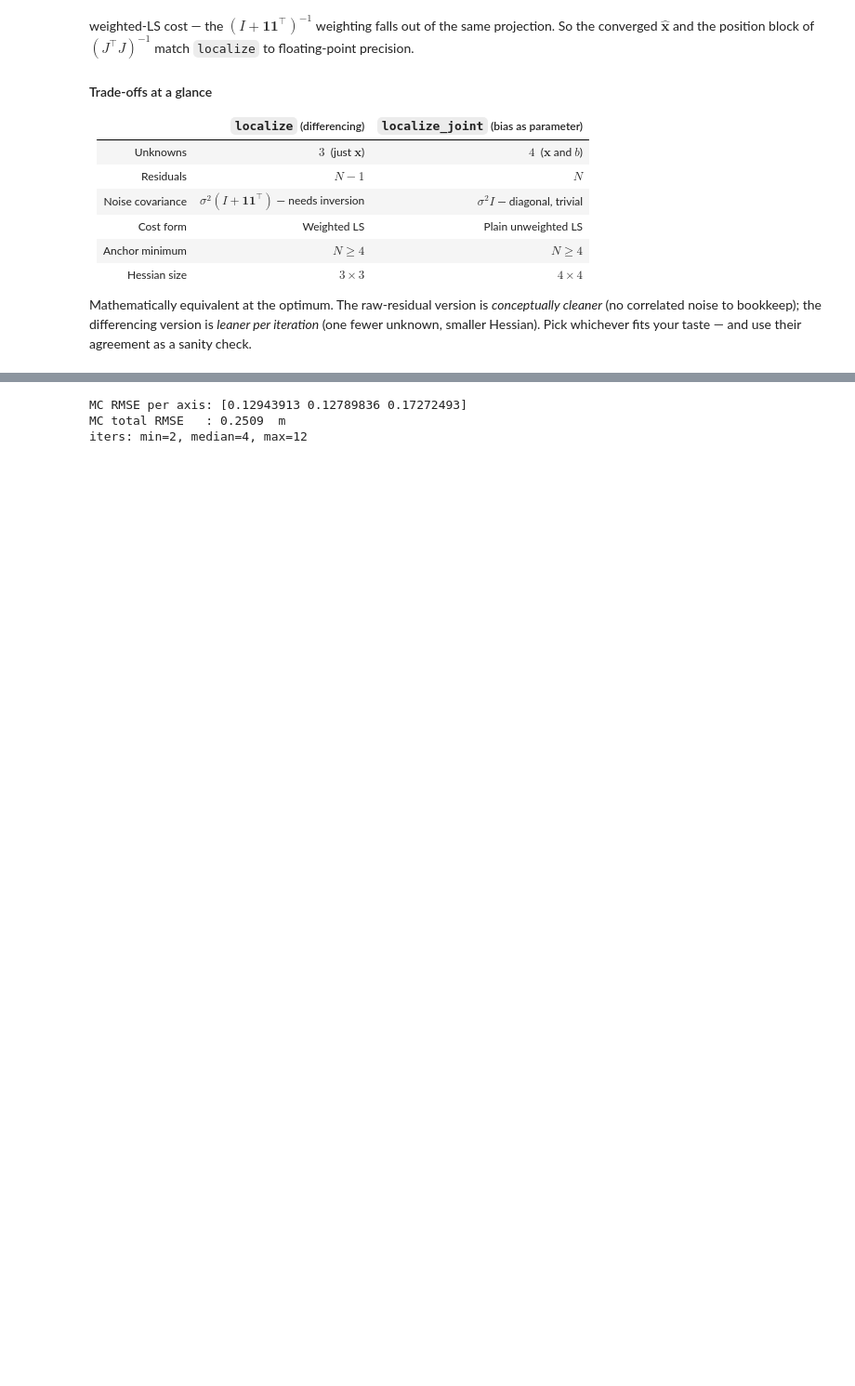
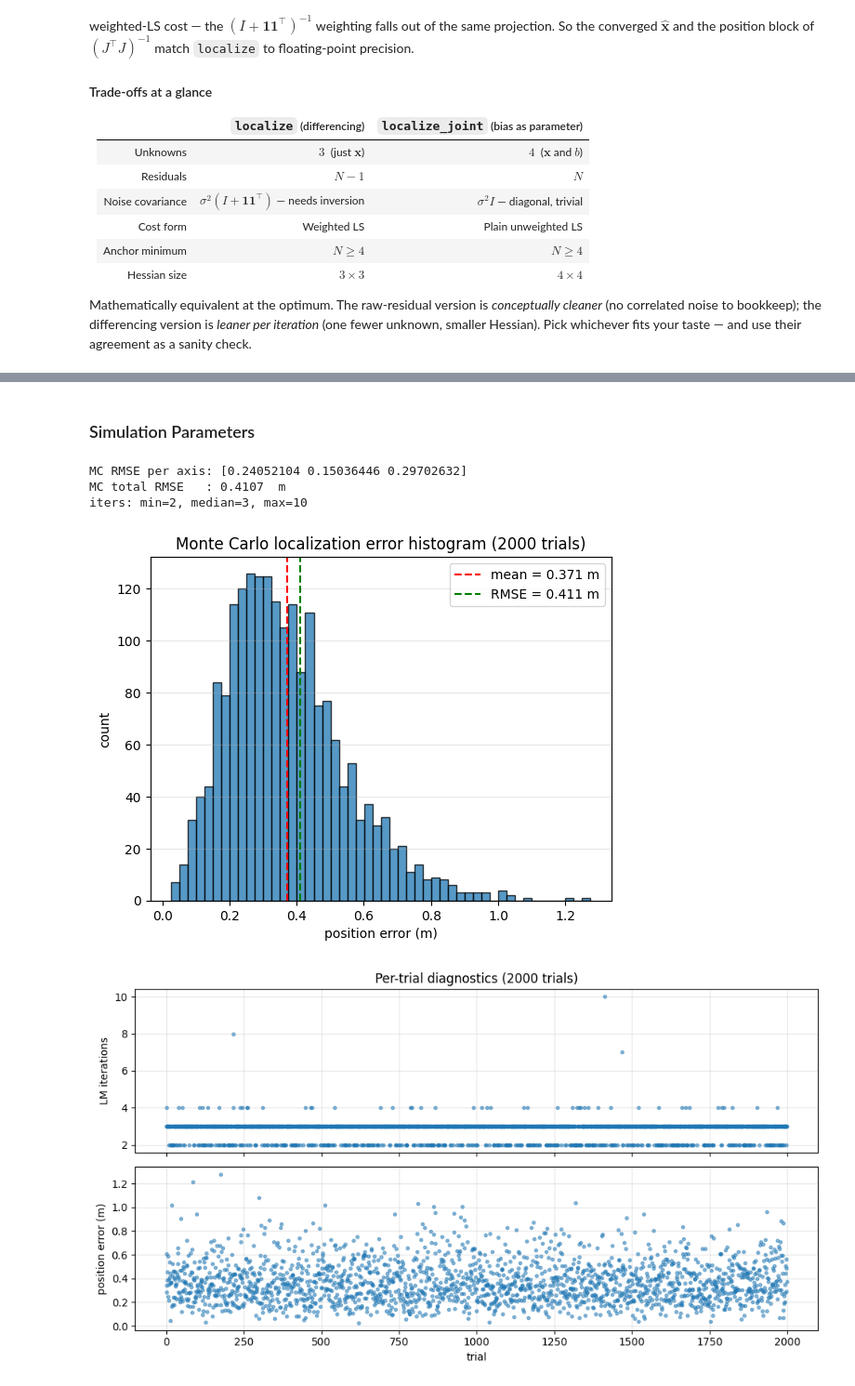
Before and after one commit to jelenesm/trilateration, a Jupyter notebook: example.ipynb, the cells around one changed output, grey strips where cells are left out. Shown at 93% size. Drawn from its saved outputs; the diff is of its cells as text; code cells hidden in the pictures; blank space fills up the shorter version.

Commit message:
randomizing tag and ancho positions per trial.

```diff
--- a/example.ipynb
+++ b/example.ipynb
@@ -665,18 +548,78 @@ localize vs localize_joint  |Δx| = 3.67e-09  m
+# %% [markdown]
+### Simulation Parameters
+# %%
+# True anchors on the 8 vertices of a cuboid (W along x, D along y, H along z).
+H, W, D = 15.0, 20.0, 40.0
+
+anchors_true = np.array([
+    [0.0, 0.0, 0.0],
+    [W,   0.0, 0.0],
+    [0.0, D,   0.0],
+    [W,   D,   0.0],
+    [0.0, 0.0, H  ],
+    [W,   0.0, H  ],
+    [0.0, D,   H  ],
+    [W,   D,   H  ],
+])
+
+anchor_sigma = 0.0  # anchor survey std (m)
+bias_true = 3.0     # unknown common offset
+sigma = 0.3         # range noise std (m)
+tol = 1e-2          # solver tolerance
 # %%
-# Monte Carlo: only range noise re-randomizes; anchor survey is fixed.
+# Monte Carlo: random true position, range noise, and anchor survey noise per trial.
+rng = np.random.default_rng(0)
 trials = 2000
 errs = np.zeros((trials, 3))
 iters = np.zeros(trials, dtype=int)
 for k in range(trials):
-    d_k = true_ranges + bias_true + rng.normal(0, sigma, size=len(anchors_true))
+    # randomize tag position
+    x_true_k = rng.uniform(low=[0.0, 0.0, 0.0], high=[W, D, H], size=3)
+    # randmoize anchor survey
     anchors = anchors_true + rng.normal(0, anchor_sigma, size=anchors_true.shape)
-    x_k, _, _, info_k = localize_joint(d_k, anchors, tol=tol, sigma=sigma)
-    errs[k] = x_k - x_true
+    # compute true ranges
+    true_ranges_k = np.linalg.norm(anchors - x_true_k, axis=1)
+    # add noise to ranges
+    d_k = true_ranges_k + rng.normal(bias_true, sigma, size=len(anchors_true))
+    # tri-lateration
+    x_k, _, info_k = localize(d_k, anchors, sigma=sigma, tol=tol)
+    errs[k] = x_k - x_true_k
     iters[k] = info_k['iterations']
 print(f"\nMC RMSE per axis: {np.sqrt((errs**2).mean(axis=0))}")
 print(f"MC total RMSE   : {np.sqrt((errs**2).sum(axis=1).mean()):.4f}  m")
 print(f"iters: min={iters.min()}, median={int(np.median(iters))}, max={iters.max()}")
+
+err_norms = np.linalg.norm(errs, axis=1)
+
+plt.figure()
+plt.hist(err_norms, bins=50, edgecolor='black', alpha=0.75)
+plt.axvline(err_norms.mean(), color='r', linestyle='--', label=f'mean = {err_norms.mean():.3f} m')
+plt.axvline(np.sqrt((err_norms**2).mean()), color='g', linestyle='--',
+            label=f'RMSE = {np.sqrt((err_norms**2).mean()):.3f} m')
+plt.xlabel('position error (m)')
+plt.ylabel('count')
+plt.title(f'Monte Carlo localization error histogram ({len(errs)} trials)')
+plt.legend()
+plt.grid(axis='y', alpha=0.3)
+plt.show()
+
+fig, (ax_it, ax_er) = plt.subplots(2, 1, figsize=(10, 5.5), sharex=True)
+
+ax_it.plot(iters, '.', alpha=0.5, color='C0')
+ax_it.set_ylabel('LM iterations')
+ax_it.set_title(f'Per-trial diagnostics ({len(iters)} trials)')
+ax_it.grid(True, alpha=0.3)
+
+ax_er.plot(err_norms, '.', alpha=0.5, color='C0')
+ax_er.set_xlabel('trial')
+ax_er.set_ylabel('position error (m)')
+ax_er.grid(True, alpha=0.3)
+
+plt.tight_layout()
+plt.show()
 # %% [output]
-MC RMSE per axis: [0.12943913 0.12789836 0.17272493]
-MC total RMSE   : 0.2509  m
-iters: min=2, median=4, max=12
+MC RMSE per axis: [0.24052104 0.15036446 0.29702632]
+MC total RMSE   : 0.4107  m
+iters: min=2, median=3, max=10
+[figure, added]
+[figure, added]
```
Also changed, not shown: parts of 10 cells of this notebook.
